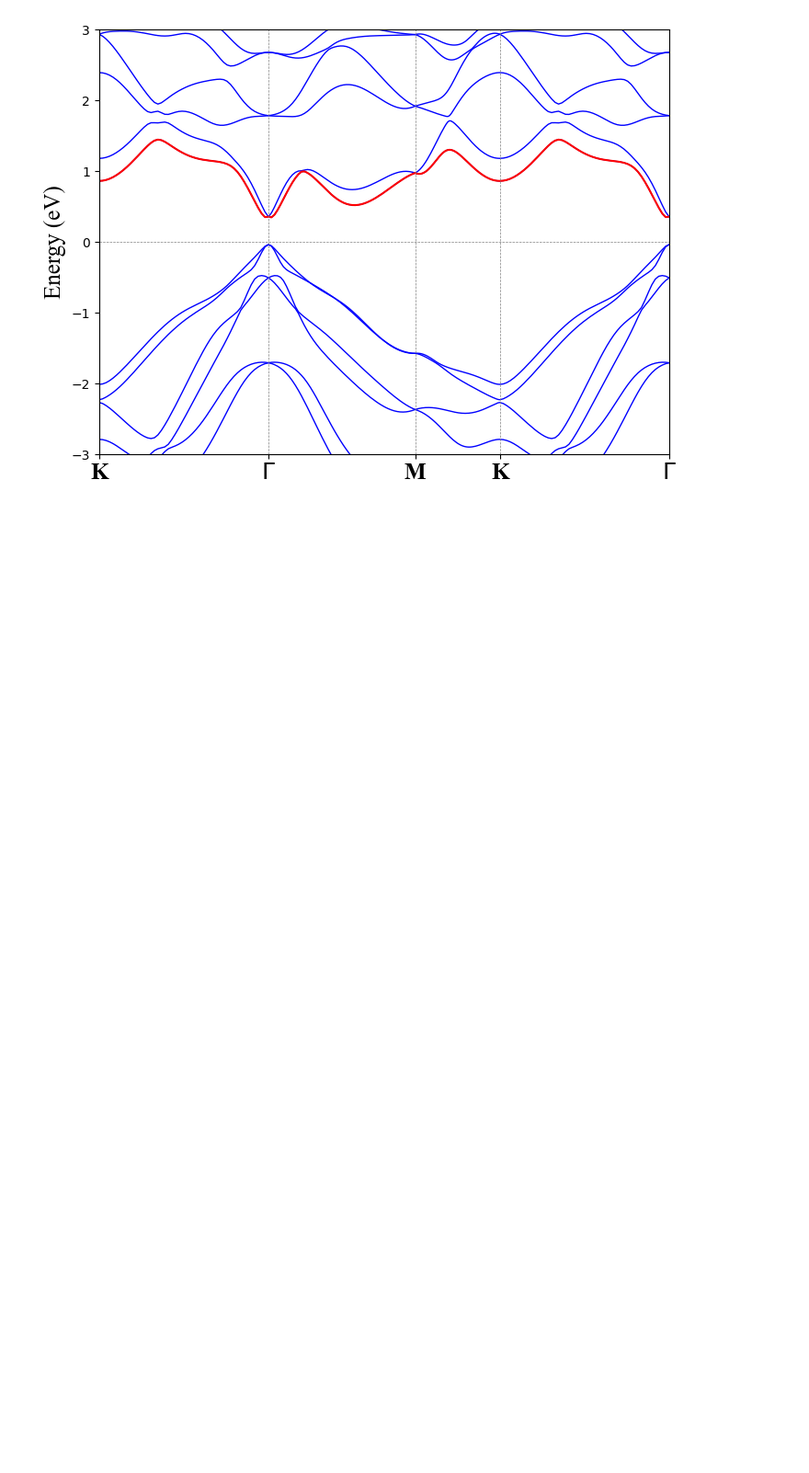
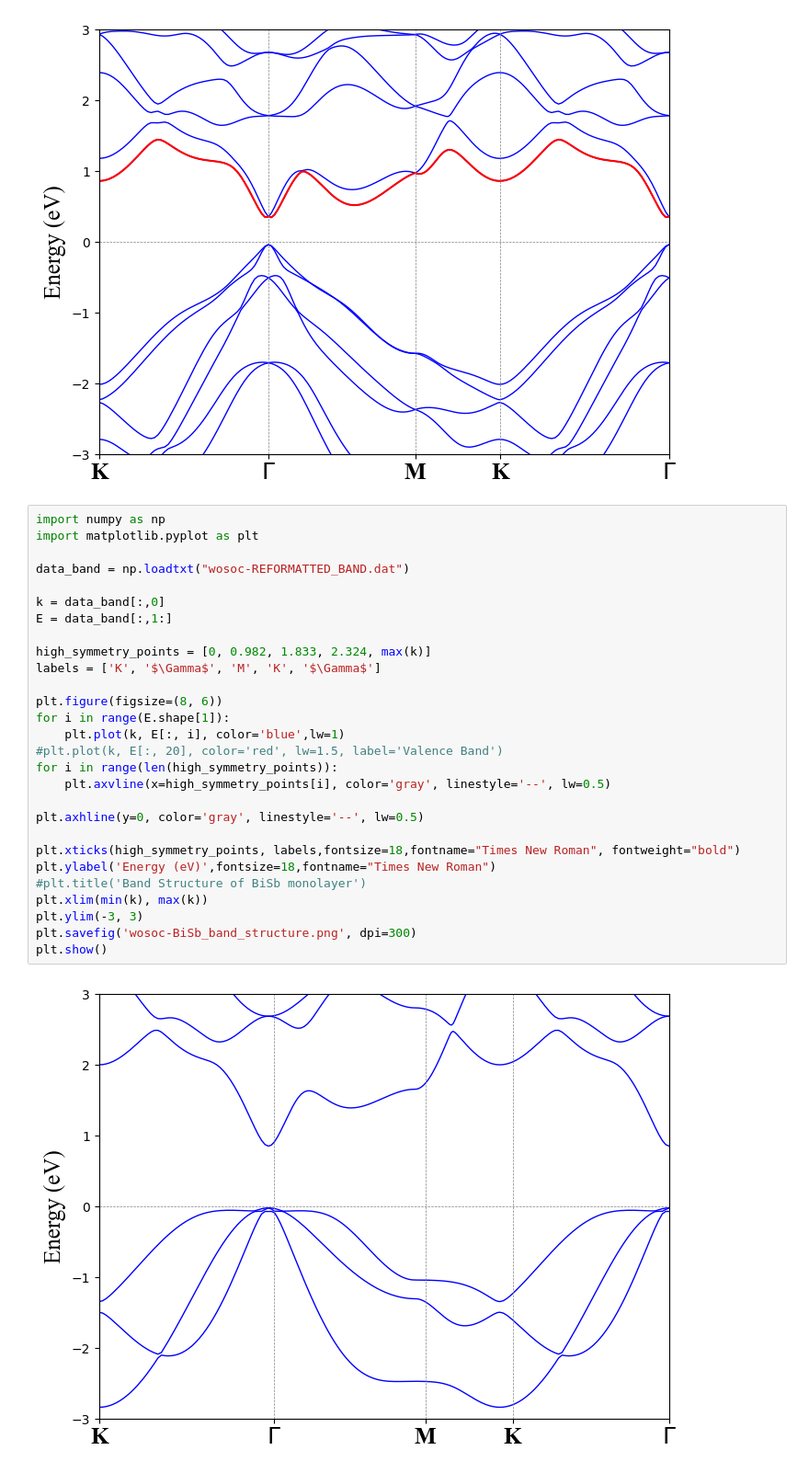
Before and after one commit to Lactuka/Thesis, a Jupyter notebook: bisb-unitcell-bsc/unitcell.ipynb, the cells around one changed output. Shown at 92% size. Cells and saved outputs as stored; diff of their text form; blank space fills up the shorter version.

```diff
--- a/bisb-unitcell-bsc/unitcell.ipynb
+++ b/bisb-unitcell-bsc/unitcell.ipynb
@@ -28,6 +28,36 @@ plt.savefig('BiSb_band_structure.png', dpi=300)
 plt.show()
 # %% [output]
 [figure]
+# %%
+import numpy as np
+import matplotlib.pyplot as plt
+
+data_band = np.loadtxt("wosoc-REFORMATTED_BAND.dat")
+
+k = data_band[:,0]
+E = data_band[:,1:]
+
+high_symmetry_points = [0, 0.982, 1.833, 2.324, max(k)]
+labels = ['K', '$\Gamma$', 'M', 'K', '$\Gamma$']
+
+plt.figure(figsize=(8, 6))
+for i in range(E.shape[1]):
+    plt.plot(k, E[:, i], color='blue',lw=1)
+#plt.plot(k, E[:, 20], color='red', lw=1.5, label='Valence Band')
+for i in range(len(high_symmetry_points)):
+    plt.axvline(x=high_symmetry_points[i], color='gray', linestyle='--', lw=0.5)
+
+plt.axhline(y=0, color='gray', linestyle='--', lw=0.5)
+
+plt.xticks(high_symmetry_points, labels,fontsize=18,fontname="Times New Roman", fontweight="bold")
+plt.ylabel('Energy (eV)',fontsize=18,fontname="Times New Roman")
+#plt.title('Band Structure of BiSb monolayer')
+plt.xlim(min(k), max(k))
+plt.ylim(-3, 3)
+plt.savefig('wosoc-BiSb_band_structure.png', dpi=300)
+plt.show()
+# %% [output]
+[figure, added]
 # %%
 import numpy as np
 import matplotlib.pyplot as plt
```
Also changed, not shown: parts of 2 cells of this notebook, 10 other files.
